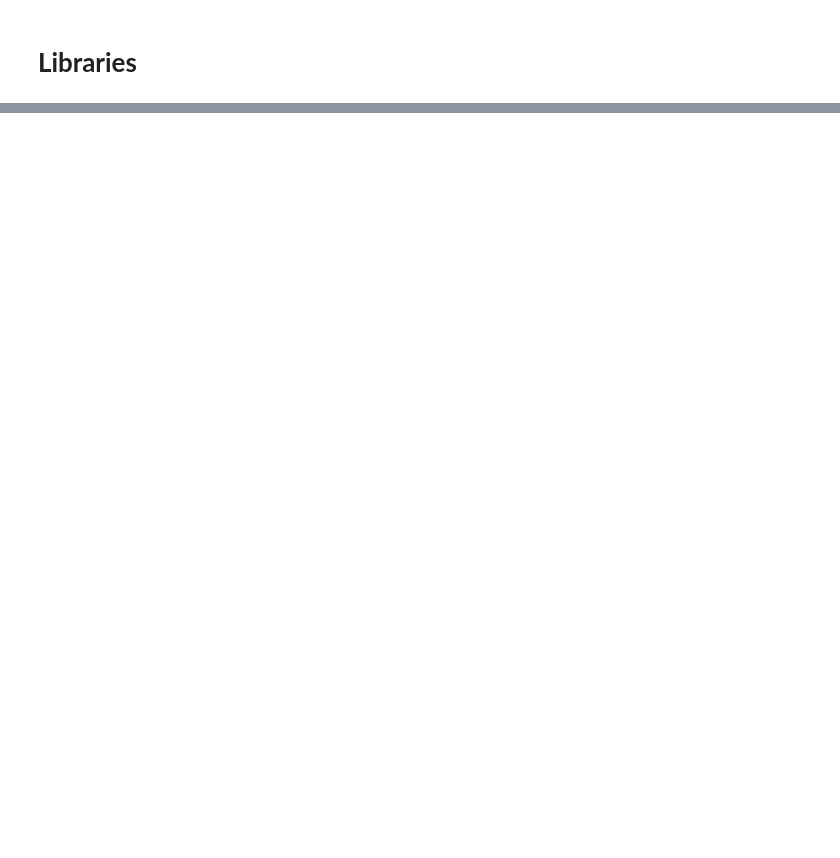
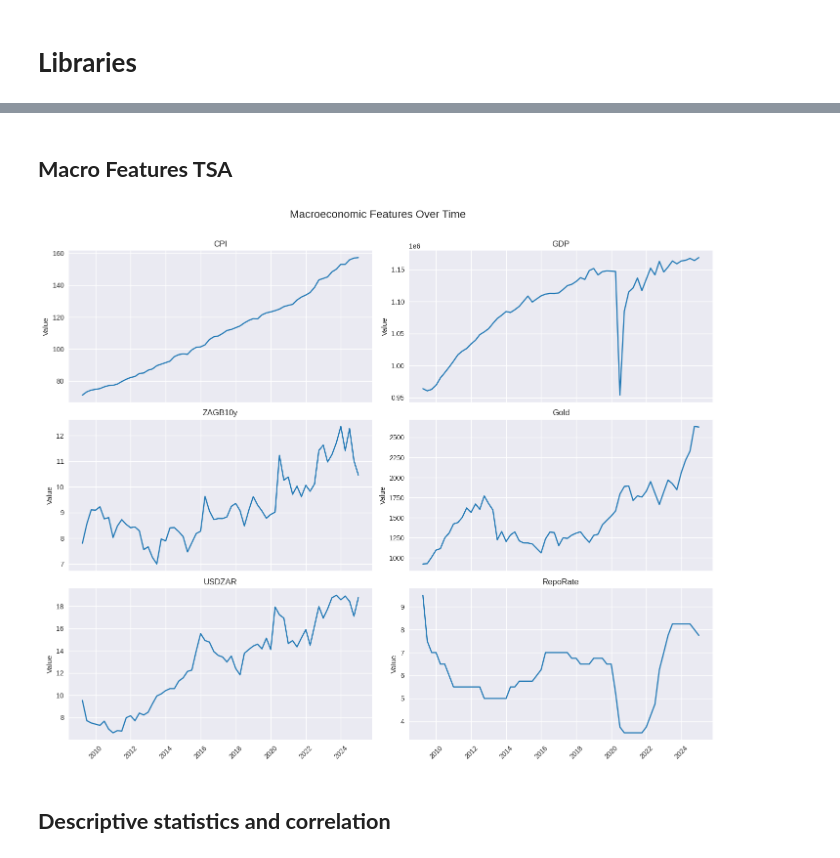
Before and after one commit to MATHONSIMM/Capstone-Project-Group-11192, a Jupyter notebook: Capstone_Project_Group_11192.ipynb, the cells around one changed output, grey strips where cells are left out. Drawn from its saved outputs; the diff is of its cells as text; code cells hidden in the pictures; blank space fills up the shorter version.

```diff
--- a/Capstone_Project_Group_11192.ipynb
+++ b/Capstone_Project_Group_11192.ipynb
@@ -1069,0 +168,12 @@ Average Hit Ratio (DNN): 0.583
+# %%
+
+etf_prices_named = etf_prices.rename(columns=SECTOR_TICKERS)
+
+# daily log returns
+log_returns_daily = np.log(etf_prices_named / etf_prices_named.shift(1))
+
+# aggregate to QUARTERLY log returns (sum of daily logs per quarter)
+quarterly_returns = log_returns_daily.resample("Q").sum().dropna()
+
+print("Quarterly returns shape:", quarterly_returns.shape)
+quarterly_returns.head()
@@ -1069,0 +596,35 @@ Average Hit Ratio (DNN): 0.583
+# %% [markdown]
+## **Macro Features TSA**
+# %%
+import matplotlib.pyplot as plt
+
+# Set style
+plt.style.use("seaborn-v0_8")
+
+# Number of features
+num_features = macro_df.shape[1]
+num_cols = 2
+num_rows = (num_features + 1) // num_cols
+
+# Create subplots
+fig, axes = plt.subplots(num_rows, num_cols, figsize=(14, 4 * num_rows), sharex=True)
+axes = axes.flatten()
+
+for i, col in enumerate(macro_df.columns):
+    axes[i].plot(macro_df.index, macro_df[col], color="tab:blue")
+    axes[i].set_title(col, fontsize=12)
+    axes[i].set_ylabel("Value")
+    axes[i].tick_params(axis="x", rotation=45)
+    axes[i].grid(True)
+
+# Remove unused subplots
+for j in range(i + 1, len(axes)):
+    fig.delaxes(axes[j])
+
+fig.suptitle("Macroeconomic Features Over Time", fontsize=16)
+fig.tight_layout(rect=[0, 0.03, 1, 0.97])
+plt.show()
+# %% [output]
+[figure, added]
+# %% [markdown]
+## **Descriptive statistics and correlation**
```
Also changed, not shown: parts of 134 cells of this notebook.
